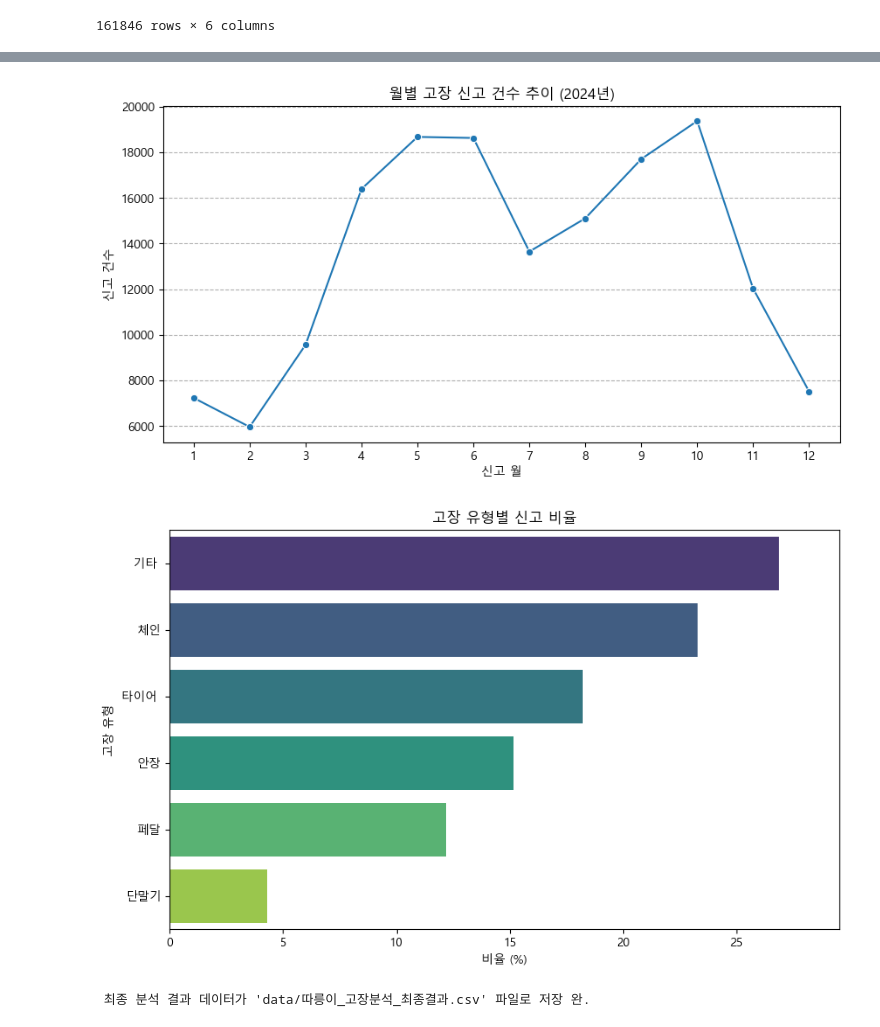
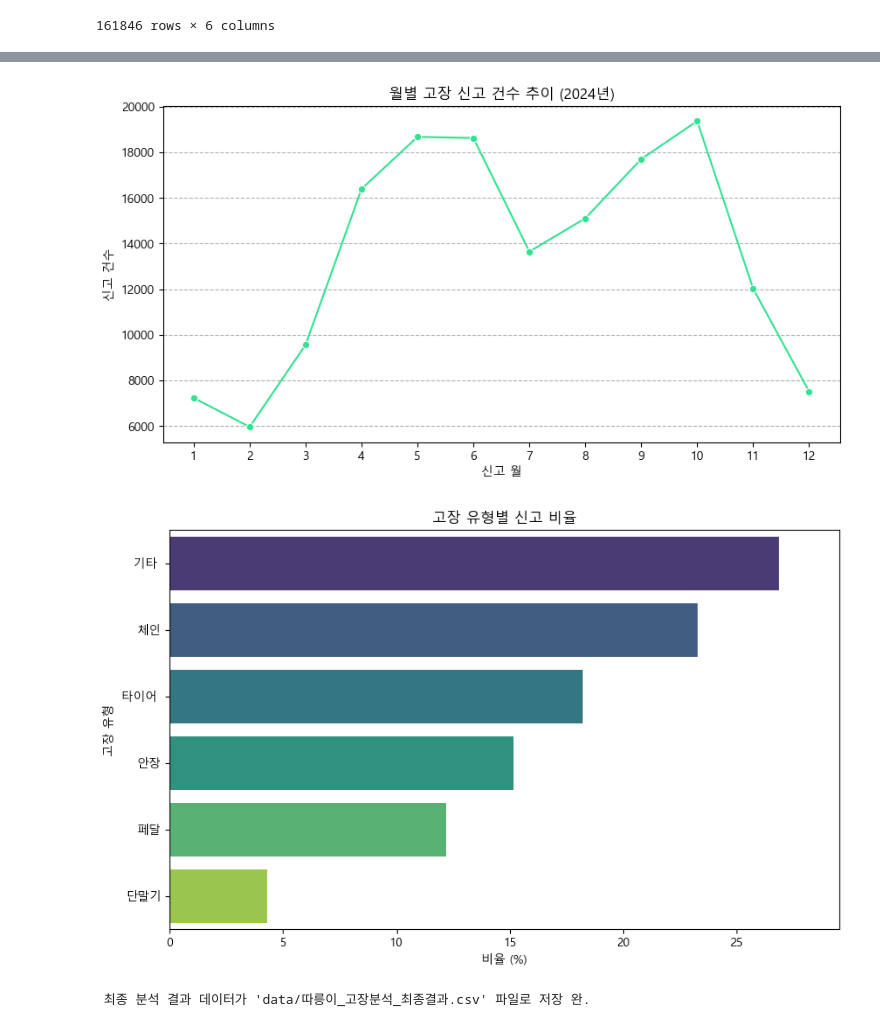
Before and after one commit to mj-camille-kim/Why-public-bicycles-failed, a Jupyter notebook: operate.ipynb, the cells around one changed output, grey strips where cells are left out. Drawn from its saved outputs; the diff is of its cells as text; code cells hidden in the pictures.

```diff
--- a/operate.ipynb
+++ b/operate.ipynb
@@ -125,34 +125,34 @@ A. 월별 고장 신고 추이 (계절성 분석)
 # %%
 # 시각화
 
 # 그래프 밑 경고 표시 보기 싫어서 추가
 warnings.filterwarnings('ignore')
 
 # 폰트 설정
 plt.rc('font', family='Malgun Gothic') # Windows 기준 폰트.
 plt.rcParams['axes.unicode_minus'] = False
 
 # 월별 고장 신고 추이 시각화
 plt.figure(figsize=(10, 5))
-sns.lineplot(x='신고_월', y='월별_신고건수', data=monthly_trend, marker='o')
+sns.lineplot(x='신고_월', y='월별_신고건수', data=monthly_trend, marker='o', color='#30e291')
 plt.title('월별 고장 신고 건수 추이 (2024년)')
 plt.xlabel('신고 월')
 plt.ylabel('신고 건수')
 plt.grid(True, axis='y', linestyle='--')
 plt.xticks(monthly_trend['신고_월'])
 plt.show()
 
 # 고장 유형별 빈도 분석 시각화
 plt.figure(figsize=(10, 6))
 
 sns.barplot(x='비율(%)', y=TYPE_COL, data=failure_type_count, palette='viridis')
 plt.title('고장 유형별 신고 비율')
 plt.xlabel('비율 (%)')
 plt.ylabel('고장 유형')
 plt.xlim(0, failure_type_count['비율(%)'].max() * 1.1)
 plt.show();
 # %% [output]
-[figure, old version]
+[figure, new version]
 [figure]
 # %%
 # 기타 항목으로 묶여 있는 고장 유형
```
Also changed, not shown: parts of 2 cells of this notebook.
